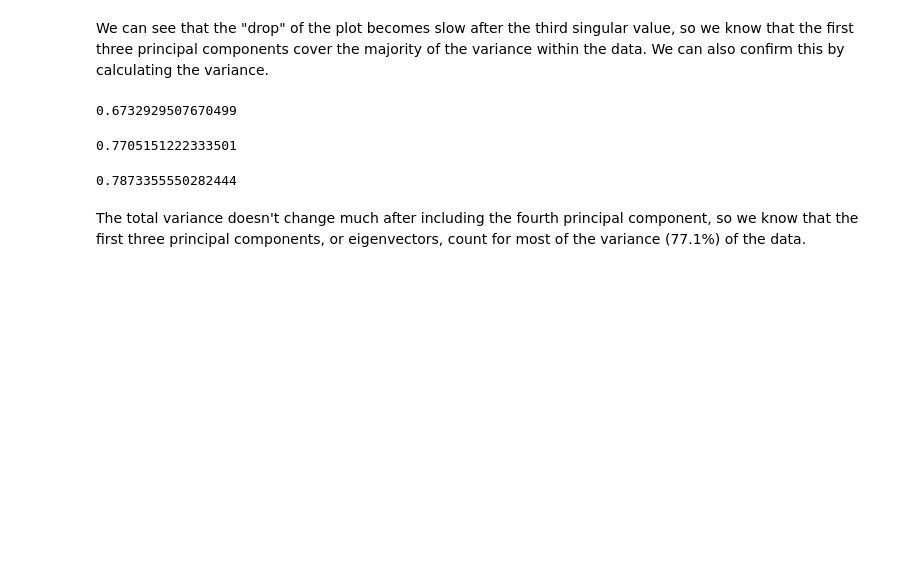
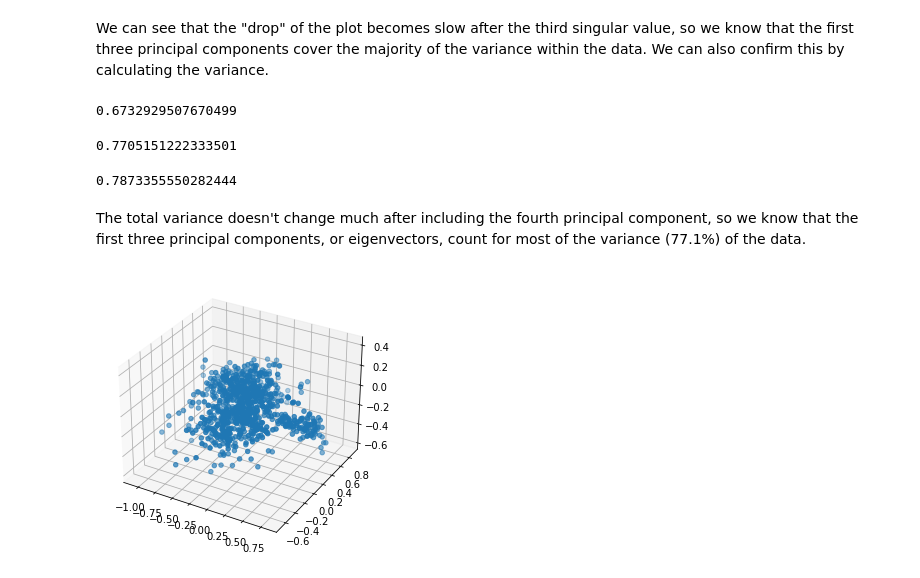
Before and after one commit to mattohan567/Happiness_Score_Project, a Jupyter notebook: PCA - Nancy.ipynb, the cells around one changed output. Cells and saved outputs as stored; diff of their text form; code cells hidden in the pictures; blank space fills up the shorter version.

```diff
--- a/PCA - Nancy.ipynb
+++ b/PCA - Nancy.ipynb
@@ -89,3 +93,11 @@ variance
 0.7873355550282444
 # %% [markdown]
 The total variance doesn't change much after including the fourth principal component, so we know that the first three principal components, or eigenvectors, count for most of the variance (77.1%) of the data.
+# %%
+#%matplotlib notebook
+fig = plt.figure(figsize=(7,5))
+ax = fig.add_subplot(111, projection='3d')
+ax.scatter(U[:,0],U[:,1],U[:,2])
+plt.show()
+# %% [output]
+[figure, added]
```
Also changed, not shown: parts of 2 cells of this notebook.
